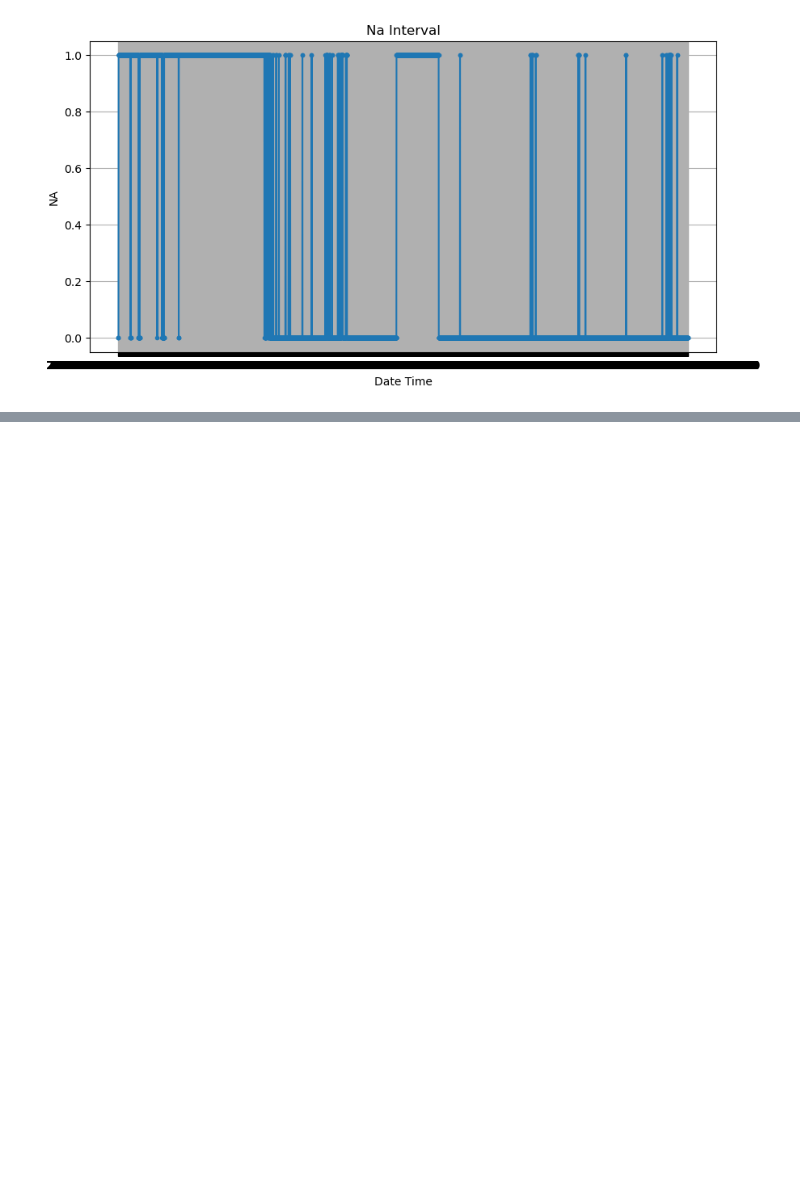
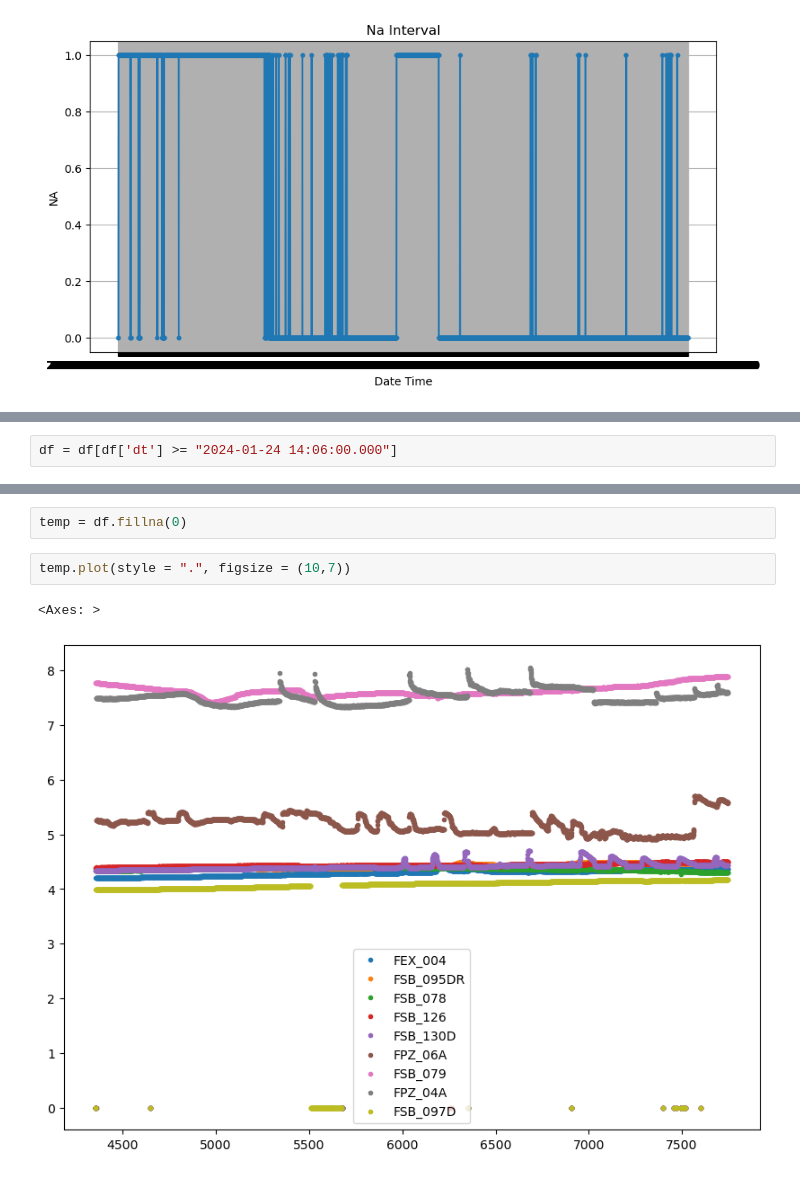
Before and after one commit to SGnawali25/DOE, a Jupyter notebook: code/ph/finding_na_start_end.ipynb, the cells around one changed output, grey strips where cells are left out. Saved outputs shown, nothing was run; the diff lists cells and outputs as text; blank space fills up the shorter version.

```diff
--- a/code/ph/finding_na_start_end.ipynb
+++ b/code/ph/finding_na_start_end.ipynb
@@ -216,0 +297,2 @@ plt.show()
+# %%
+df = df[df['dt'] >= "2024-01-24 14:06:00.000"]
@@ -216,0 +315,7 @@ plt.show()
+# %%
+temp = df.fillna(0)
+# %%
+temp.plot(style = ".", figsize = (10,7))
+# %% [output]
+<Axes: >
+[figure, added]
```
Also changed, not shown: parts of 9 cells of this notebook, 2 other files.
